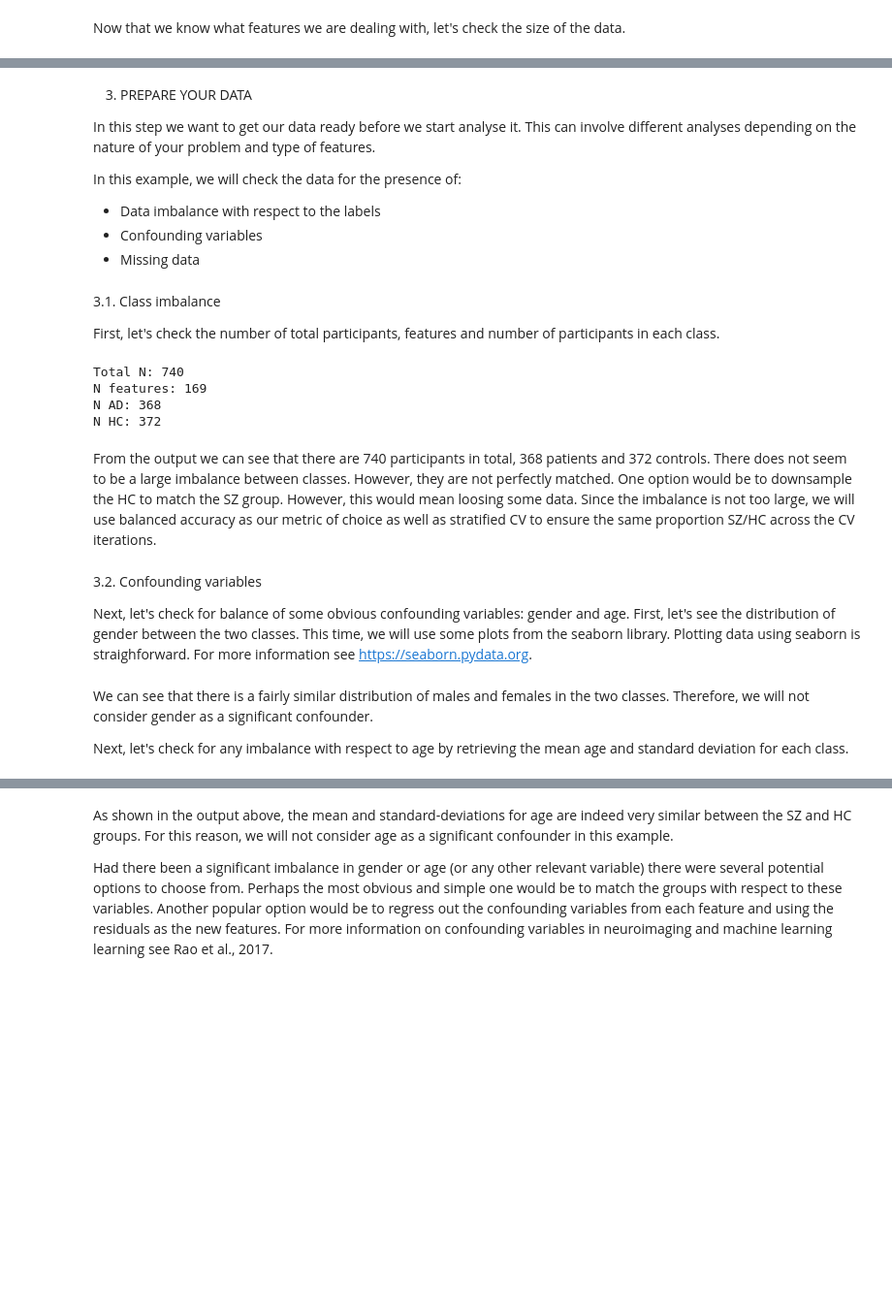
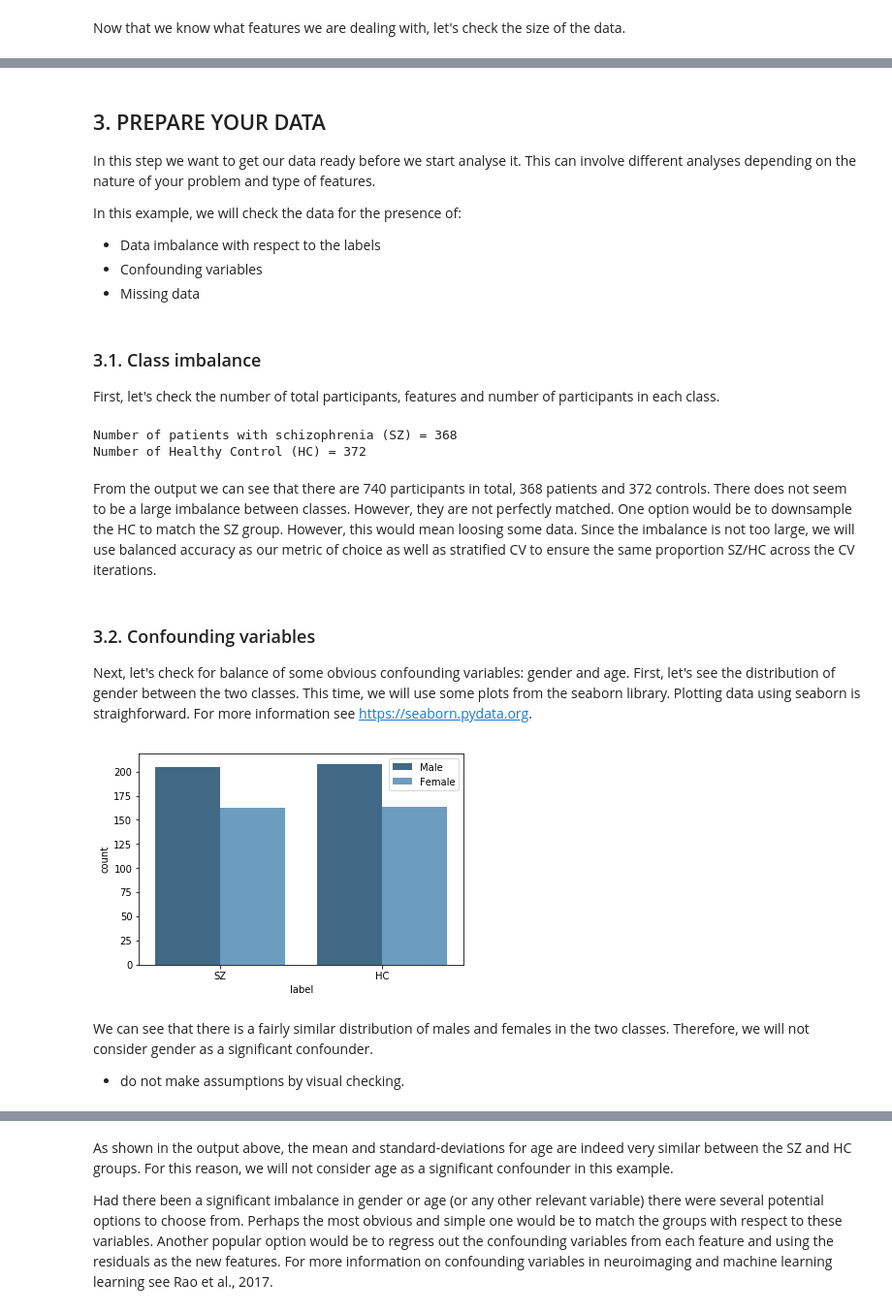
Before and after one commit to MLMH-Lab/How-To-Build-A-Machine-Learning-Model, a Jupyter notebook: Chapter_19_w_mardown.ipynb, the cells around one changed output, grey strips where cells are left out. Shown at 97% size. Cells and saved outputs as stored; diff of their text form; code cells hidden in the pictures; blank space fills up the shorter version.

```diff
--- a/Chapter_19_w_mardown.ipynb
+++ b/Chapter_19_w_mardown.ipynb
@@ -60,5 +101,5 @@ X = data.iloc[:,4:]
 # %% [markdown]
-3. PREPARE YOUR DATA
+## 3. PREPARE YOUR DATA
 
 In this step we want to get our data ready before we start analyse it. This can involve different analyses depending on the nature of your problem and type of features.
 
@@ -67,35 +108,34 @@ In this example, we will check the data for the presence of:
  - Confounding variables
  - Missing data
 # %% [markdown]
-3.1. Class imbalance
+### 3.1. Class imbalance
 
 First, let's check the number of total participants, features and number of participants in each class.
 # %%
-print("Total N:", len(y))
-print("N features:", len(X.columns))
-print("N SZ:", len(y[y==0]))
-print("N HC:", len(y[y==1]))
-print("")
+print("Number of patients with schizophrenia (SZ) =", len(y[y == 0]))
+print("Number of Healthy Control (HC) =", len(y[y == 1]))
 # %% [output]
-Total N: 740
-N features: 169
-N AD: 368
-N HC: 372
+Number of patients with schizophrenia (SZ) = 368
+Number of Healthy Control (HC) = 372
 # %% [markdown]
 From the output we can see that there are 740 participants in total, 368 patients and 372 controls. There does not seem to be a large imbalance between classes. However, they are not perfectly matched. One option would be to downsample the HC to match the SZ group. However, this would mean loosing some data. Since the imbalance is not too large, we will use balanced accuracy as our metric of choice as well as stratified CV to ensure the same proportion SZ/HC across the CV iterations.
 # %% [markdown]
-3.2. Confounding variables
+### 3.2. Confounding variables
 
 Next, let's check for balance of some obvious confounding variables: gender and age. First, let's see the distribution of gender between the two classes. This time, we will use some plots from the seaborn library. Plotting data using seaborn is straighforward. For more information see https://seaborn.pydata.org.
 # %%
 import seaborn as sns
 import matplotlib.pyplot as plt
+%matplotlib inline
 
-gender = data["Gender"]
-ax = sns.countplot(x=y, hue=gender, palette="Blues_d")
+ax = sns.countplot(x="label", hue="Gender", data=data, palette="Blues_d")
+
+plt.legend(["Male", "Female"])
+plt.xticks([0,1], ["SZ", "HC"])
+
 plt.show()
-### FIX: legend - replace numbers with "Male" and "Female"
+# %% [output]
+[figure, added]
 # %% [markdown]
 We can see that there is a fairly similar distribution of males and females in the two classes. Therefore, we will not consider gender as a significant confounder.
-
-Next, let's check for any imbalance with respect to age by retrieving the mean age and standard deviation for each class.
+- do not make assumptions by visual checking.
```
Also changed, not shown: parts of 27 cells of this notebook.
